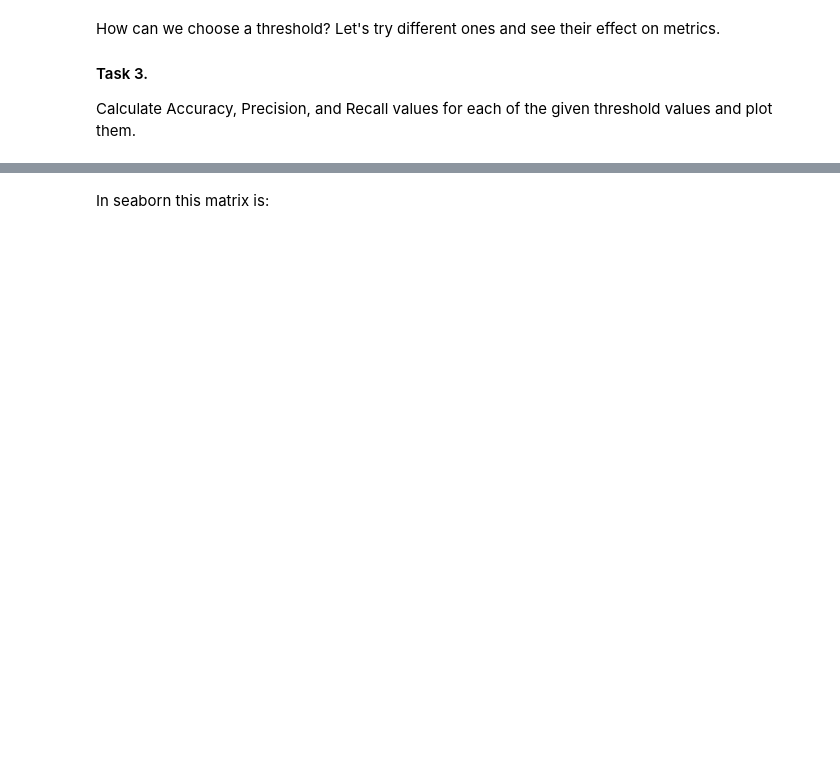
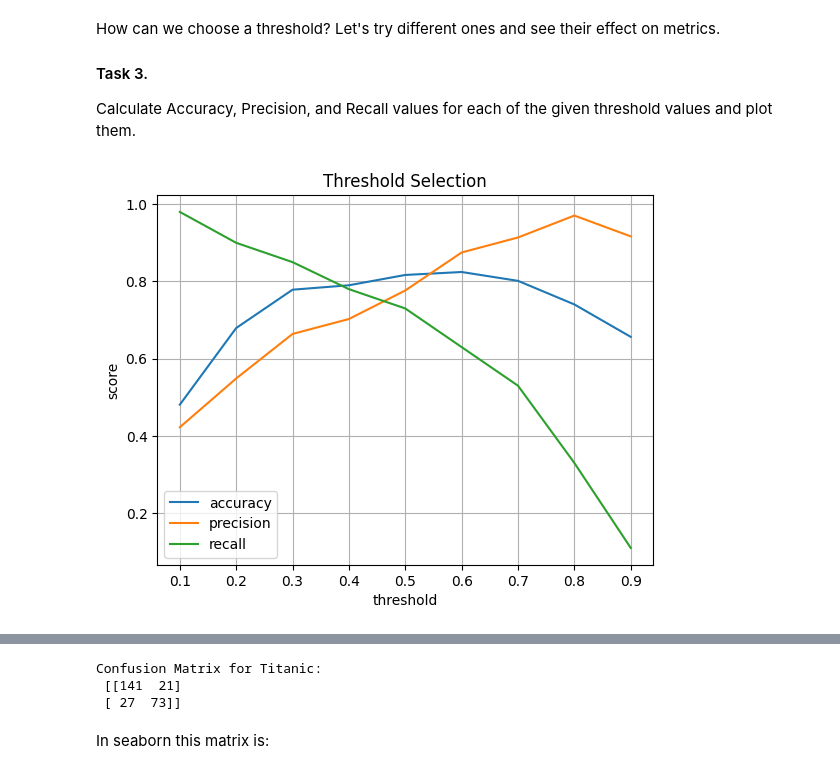
Before and after one commit to mnkhmtv/ML-lab, a Jupyter notebook: Lab 3/Lab_3_Session.ipynb, the cells around one changed output, grey strips where cells are left out. Cells and saved outputs as stored; diff of their text form; code cells hidden in the pictures; blank space fills up the shorter version.

```diff
--- a/Lab 3/Lab_3_Session.ipynb
+++ b/Lab 3/Lab_3_Session.ipynb
@@ -109,15 +127,20 @@ Find and print the proporion of the positive (survived) class in the dataset, th
 from sklearn.model_selection import train_test_split
 
 # find and print the proportion of positive samples in data
-print('% of positive samples in whole data:', 0)
+pos_prop = data['survived'].mean()
+print('% of positive samples in whole data:', pos_prop * 100)
+
 
 # split data DataFrame into label column ("survived") and the rest columns as features
-data_label = None
-data_feature = None
+data_label = data['survived']
+data_feature = data.drop(['survived'], axis=1)
 
 # split by train_test_split
-x_train, x_test, y_train, y_test = None
+x_train, x_test, y_train, y_test = train_test_split(data_feature, data_label, test_size=0.2, random_state=42, stratify=data_label)
 
 # find and print the proportion of positive samples in train and test sets, make sure they are approx same
-print('% of positive samples in train set:', 0)
-print('% of positive samples in test set:', 0)
+train_pos_prop = y_train.mean()
+test_pos_prop = y_test.mean()
+
+print('% of positive samples in train set:', train_pos_prop * 100)
+print('% of positive samples in test set:', test_pos_prop * 100)
@@ -145,7 +172,7 @@ def ohe_new_features(df, features_name, encoder):
     new_df.drop(features_name, axis=1, inplace=True)
     return new_df
 
-encoder = OneHotEncoder(sparse=False, drop='first')
+encoder = OneHotEncoder(sparse_output=False, drop='first')
 f_names = ['sex', 'embarked']
 encoder.fit(x_train[f_names])
 x_train = ohe_new_features(x_train, f_names, encoder)
@@ -168,9 +209,10 @@ Fit Logistic Regression and output Accuracy, Precision,  Recall and F1 scores on
 from sklearn.linear_model import LogisticRegression
 from sklearn import metrics
 # fit Logistic Regression
-clf = None
+clf = LogisticRegression().fit(x_train, y_train)
 
 # caclulate and print metrics
+y_test_pred = clf.predict(x_test)
 print(f'Testing accuracy = {metrics.accuracy_score(y_test, y_test_pred)}')
 print(f'Testing precision = {metrics.precision_score(y_test, y_test_pred)}')
 print(f'Testing recall = {metrics.recall_score(y_test, y_test_pred)}')
@@ -192,29 +248,36 @@ Calculate Accuracy, Precision, and Recall values for each of the given threshold
 # %%
 # Thresholds for LR
 thresholds = [0.1, 0.2, 0.3, 0.4, 0.5, 0.6, 0.7, 0.8, 0.9]
 
 # Probabilities of each sample from x_test
 # Hint: LR has a function predict_proba
-pred_proba = ???
+pred_proba = clf.predict_proba(x_test)[:, 1]
+
 
 # Accuracy, precision, recall
 results = [[],[],[]]
 for i in thresholds:
     # Write your code here: if the element from pred_proba > threshold,
     # add 1 to y_test_pred_thr, otherwise add 0
-    y_test_pred_thr = ???
+    y_test_pred_thr = [1 if prob > i else 0 for prob in pred_proba]
+
     # Compare y_test_pred_thr with y_test by metrics and add them to results
+    results[0].append(metrics.accuracy_score(y_test, y_test_pred_thr))
+    results[1].append(metrics.precision_score(y_test, y_test_pred_thr))
+    results[2].append(metrics.recall_score(y_test, y_test_pred_thr))
     pass
 
 plt.plot(thresholds, results[0], label = 'accuracy')
 plt.plot(thresholds, results[1], label = 'precision')
 plt.plot(thresholds, results[2], label = 'recall')
 plt.title('Threshold Selection')
 plt.xlabel('threshold')
 plt.ylabel('score')
 plt.legend()
 plt.grid()
 plt.show()
+# %% [output]
+[figure, added]
 # %% [markdown]
 ### Confusion matrix
 
@@ -234,6 +297,10 @@ titanic_true_labels = np.array(y_test)
 titanic_pred_labels = y_test_pred
 
 print(f'Confusion Matrix for Titanic:  \n {confusion_matrix(titanic_true_labels, titanic_pred_labels)}')
+# %% [output]
+Confusion Matrix for Titanic:
+ [[141  21]
+ [ 27  73]]
 # %% [markdown]
 In seaborn this matrix is:
 # %%
```
Also changed, not shown: parts of 14 cells of this notebook.
